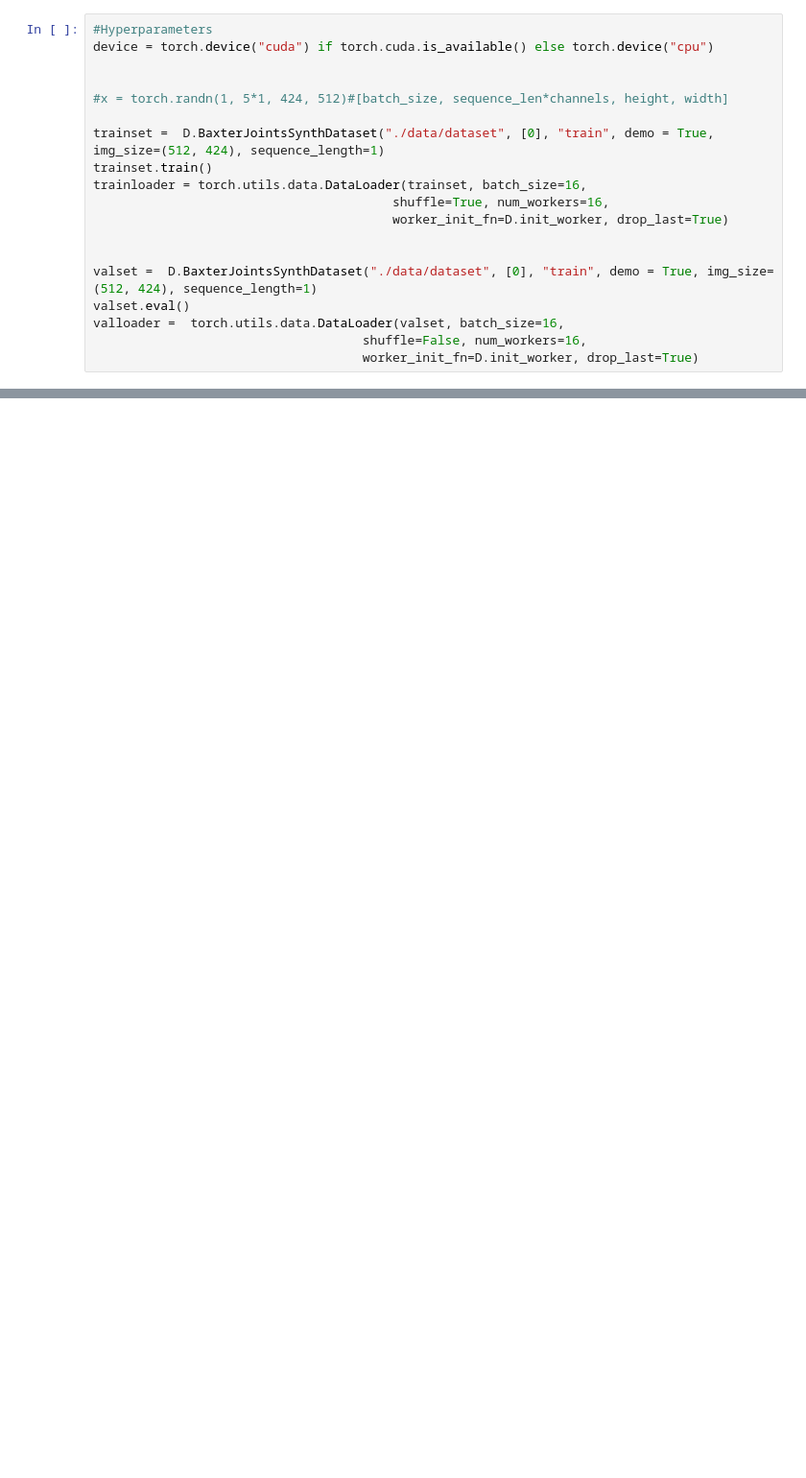
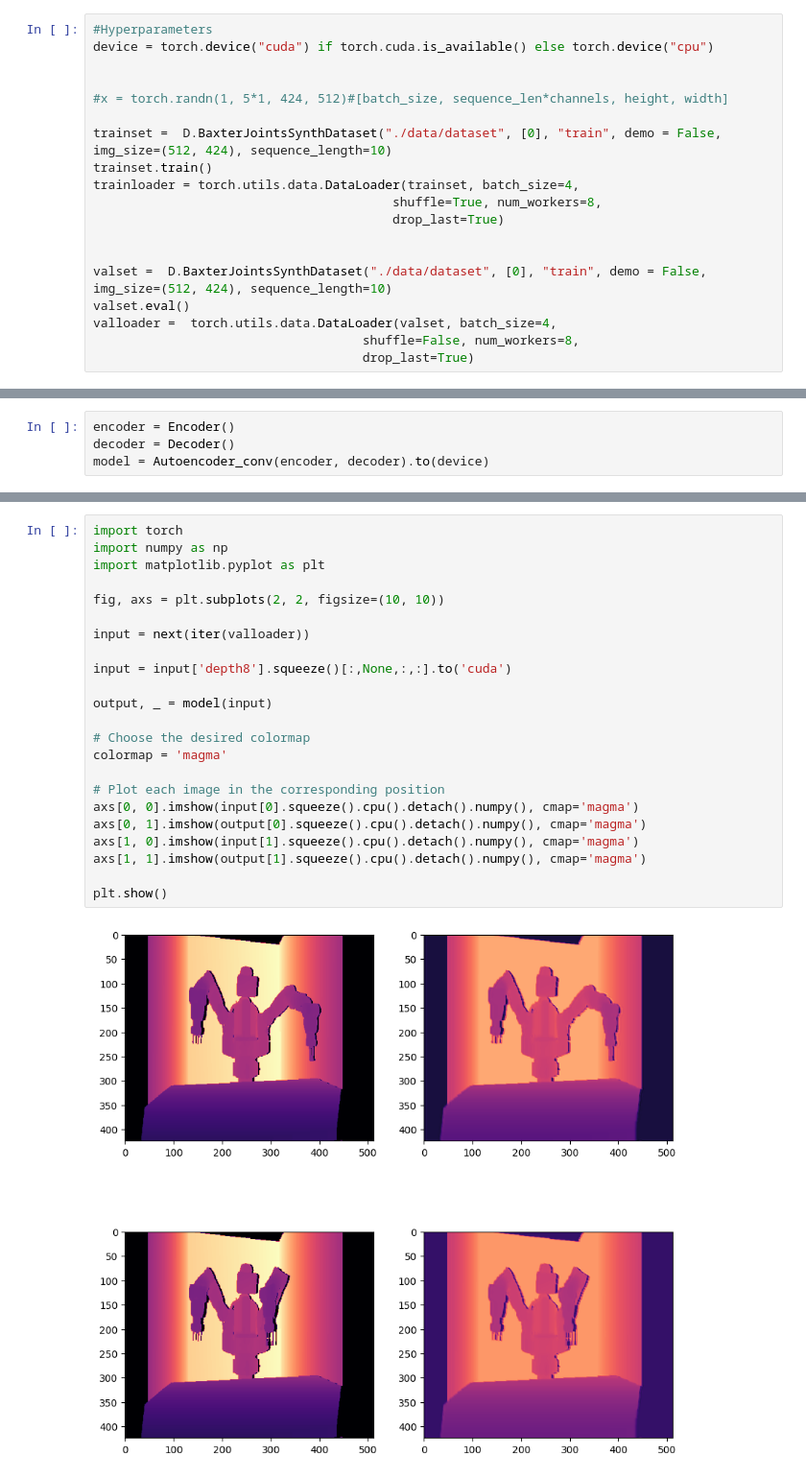
Before and after one commit to GiovanniMaccioni/DepthPrediction, a Jupyter notebook: test_train.ipynb, the cells around one changed output, grey strips where cells are left out. Shown at 96% size. Saved outputs shown, nothing was run; the diff lists cells and outputs as text; blank space fills up the shorter version.

```diff
--- a/test_train.ipynb
+++ b/test_train.ipynb
@@ -11,15 +12,15 @@ device = torch.device("cuda") if torch.cuda.is_available() else torch.device("cp
 
 #x = torch.randn(1, 5*1, 424, 512)#[batch_size, sequence_len*channels, height, width]
 
-trainset =  D.BaxterJointsSynthDataset("./data/dataset", [0], "train", demo = True, img_size=(512, 424), sequence_length=1)
+trainset =  D.BaxterJointsSynthDataset("./data/dataset", [0], "train", demo = False, img_size=(512, 424), sequence_length=10)
 trainset.train()
-trainloader = torch.utils.data.DataLoader(trainset, batch_size=16,
-                                        shuffle=True, num_workers=16,
-                                        worker_init_fn=D.init_worker, drop_last=True)
+trainloader = torch.utils.data.DataLoader(trainset, batch_size=4,
+                                        shuffle=True, num_workers=8,
+                                        drop_last=True)
 
 
-valset =  D.BaxterJointsSynthDataset("./data/dataset", [0], "train", demo = True, img_size=(512, 424), sequence_length=1)
+valset =  D.BaxterJointsSynthDataset("./data/dataset", [0], "train", demo = False, img_size=(512, 424), sequence_length=10)
 valset.eval()
-valloader =  torch.utils.data.DataLoader(valset, batch_size=16,
-                                    shuffle=False, num_workers=16,
-                                    worker_init_fn=D.init_worker, drop_last=True)
+valloader =  torch.utils.data.DataLoader(valset, batch_size=4,
+                                    shuffle=False, num_workers=8,
+                                    drop_last=True)
@@ -31,0 +197,4 @@ len_data
+# %%
+encoder = Encoder()
+decoder = Decoder()
+model = Autoencoder_conv(encoder, decoder).to(device)
@@ -32,3 +236,28 @@ len_data
+# %%
+import torch
+import numpy as np
+import matplotlib.pyplot as plt
+
+fig, axs = plt.subplots(2, 2, figsize=(10, 10))
+
+input = next(iter(valloader))
+
+input = input['depth8'].squeeze()[:,None,:,:].to('cuda')
+
+output, _ = model(input)
+
+# Choose the desired colormap
+colormap = 'magma'
+
+# Plot each image in the corresponding position
+axs[0, 0].imshow(input[0].squeeze().cpu().detach().numpy(), cmap='magma')
+axs[0, 1].imshow(output[0].squeeze().cpu().detach().numpy(), cmap='magma')
+axs[1, 0].imshow(input[1].squeeze().cpu().detach().numpy(), cmap='magma')
+axs[1, 1].imshow(output[1].squeeze().cpu().detach().numpy(), cmap='magma')
+
+plt.show()
+# %% [output]
+[figure, added]
 # %%
 #TOCHECK I don't know if I have to do the XYZ transformation as said in the paper
 encoder = M.Encoder()
```
Also changed, not shown: parts of 11 cells of this notebook, 6 other files.
